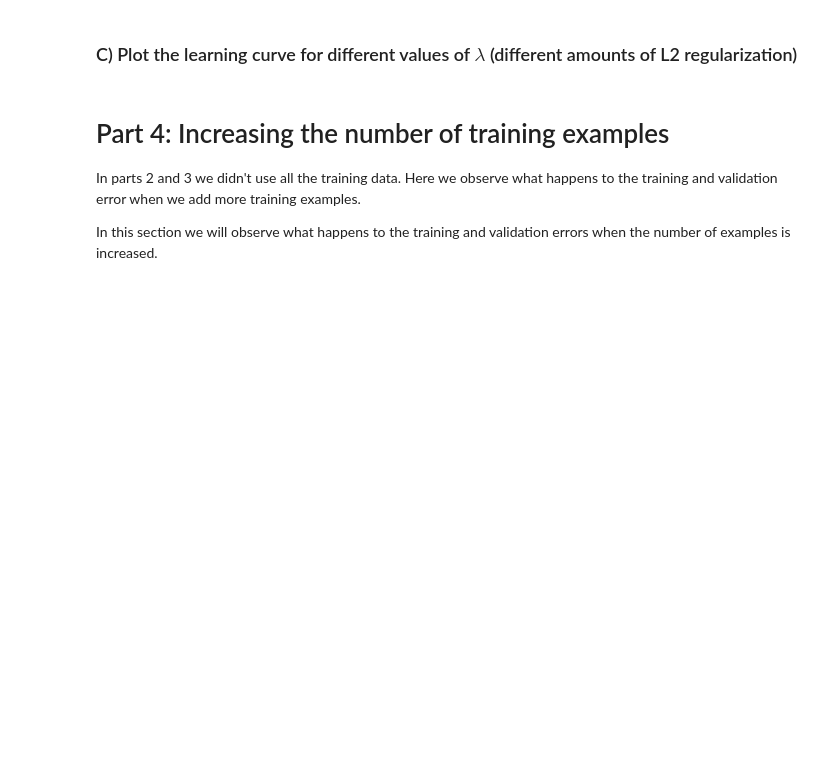
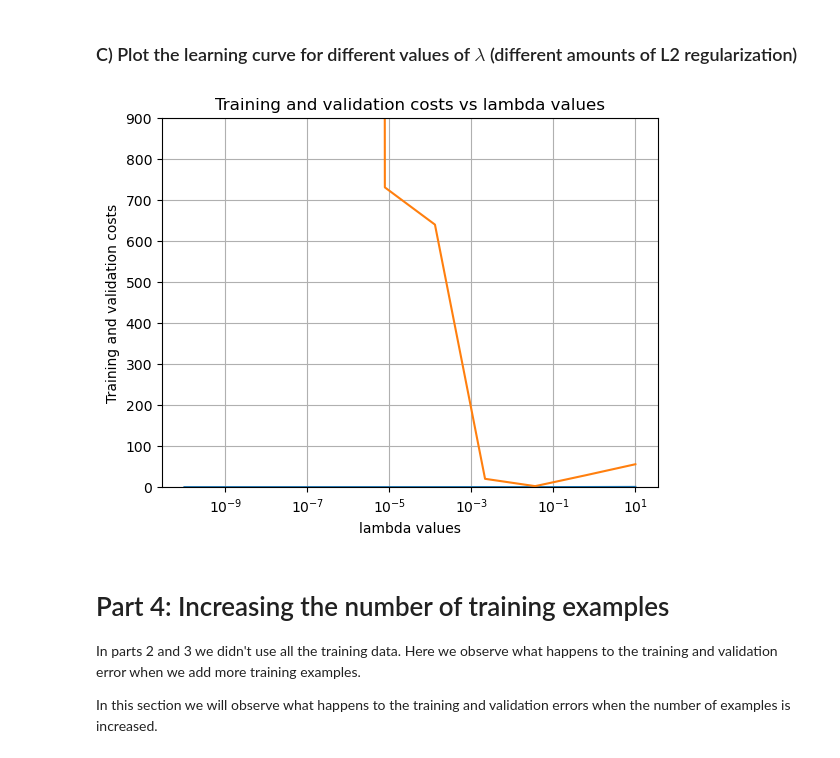
Before and after one commit to Gaurang-1402/Introduction-to-Machine-Learning, a Jupyter notebook: Homeworks/Homework 2/HW2_prog_gr2159.ipynb, the cells around one changed output. Saved outputs shown, nothing was run; the diff lists cells and outputs as text; code cells hidden in the pictures; blank space fills up the shorter version.

```diff
--- a/Homeworks/Homework 2/HW2_prog_gr2159.ipynb
+++ b/Homeworks/Homework 2/HW2_prog_gr2159.ipynb
@@ -461,18 +494,20 @@ for lambda1 in lambda_values:
 # %%
 plt.ylim(0,900)
 plt.xscale("log",base=10)
 
 # TODO Q12
 
 # Plot the learning curve
-plt.plot(...) #complete the code so it looks like plt.plot(lambda_values, train_costs,'.-')
-plt.plot(...) # now plot the validation_costs instead of the train_costs
+plt.plot(lambda_values, train_costs_10, '-') #complete the code so it looks like plt.plot(lambda_values, train_costs,'.-')
+plt.plot(lambda_values, validation_costs_10, '-') # now plot the validation_costs instead of the train_costs
 
 plt.title('Training and validation costs vs lambda values')
 plt.ylabel('Training and validation costs')
 plt.xlabel('lambda values')
 plt.grid(True)
 plt.show(block=False)
+# %% [output]
+[figure, added]
 # %% [markdown]
 # Part 4: Increasing the number of training examples
 In parts 2 and 3 we didn't use all the training data.  Here we observe what happens to the training and validation error when we add more training examples.
```
Also changed, not shown: parts of 9 cells of this notebook.
